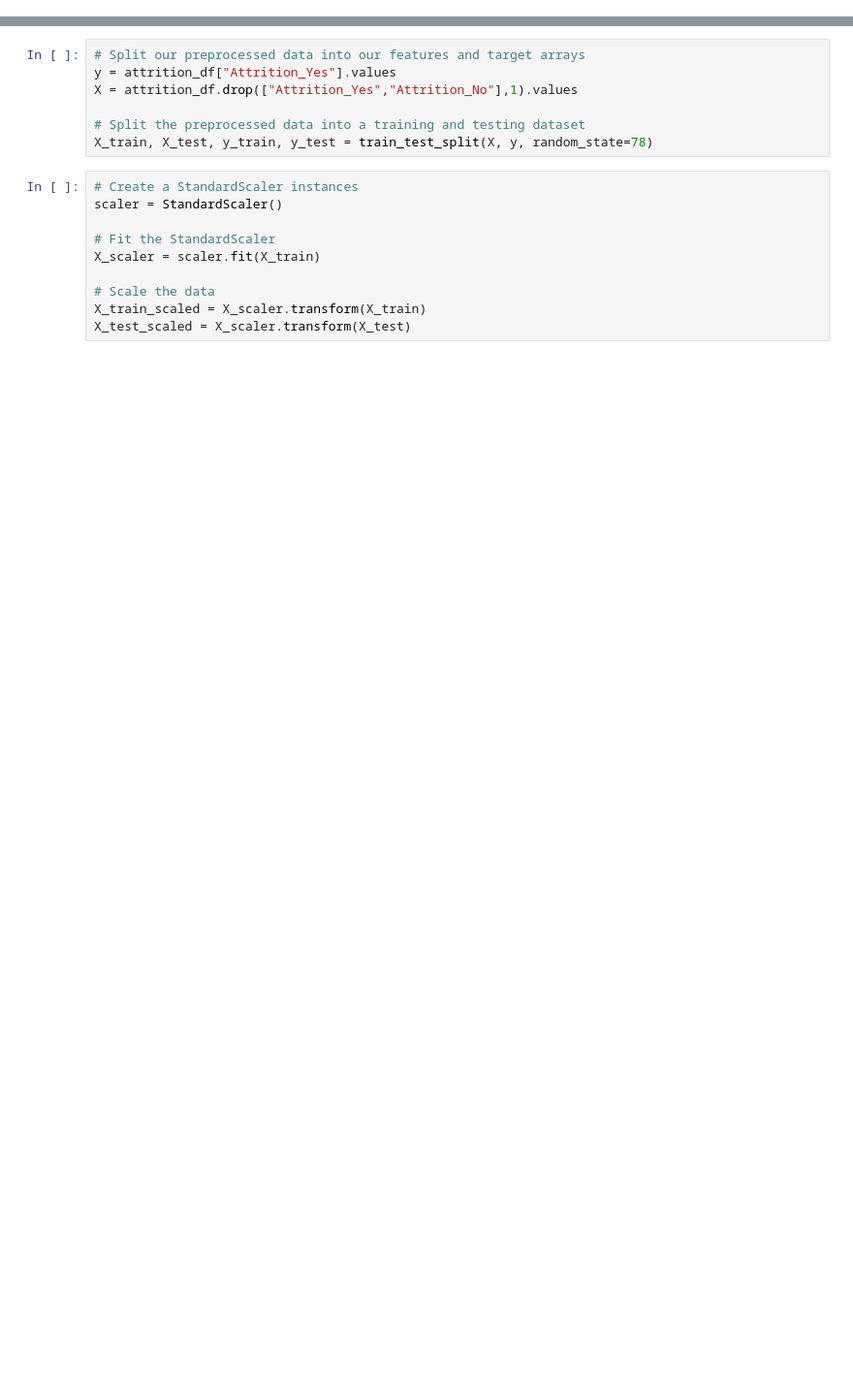
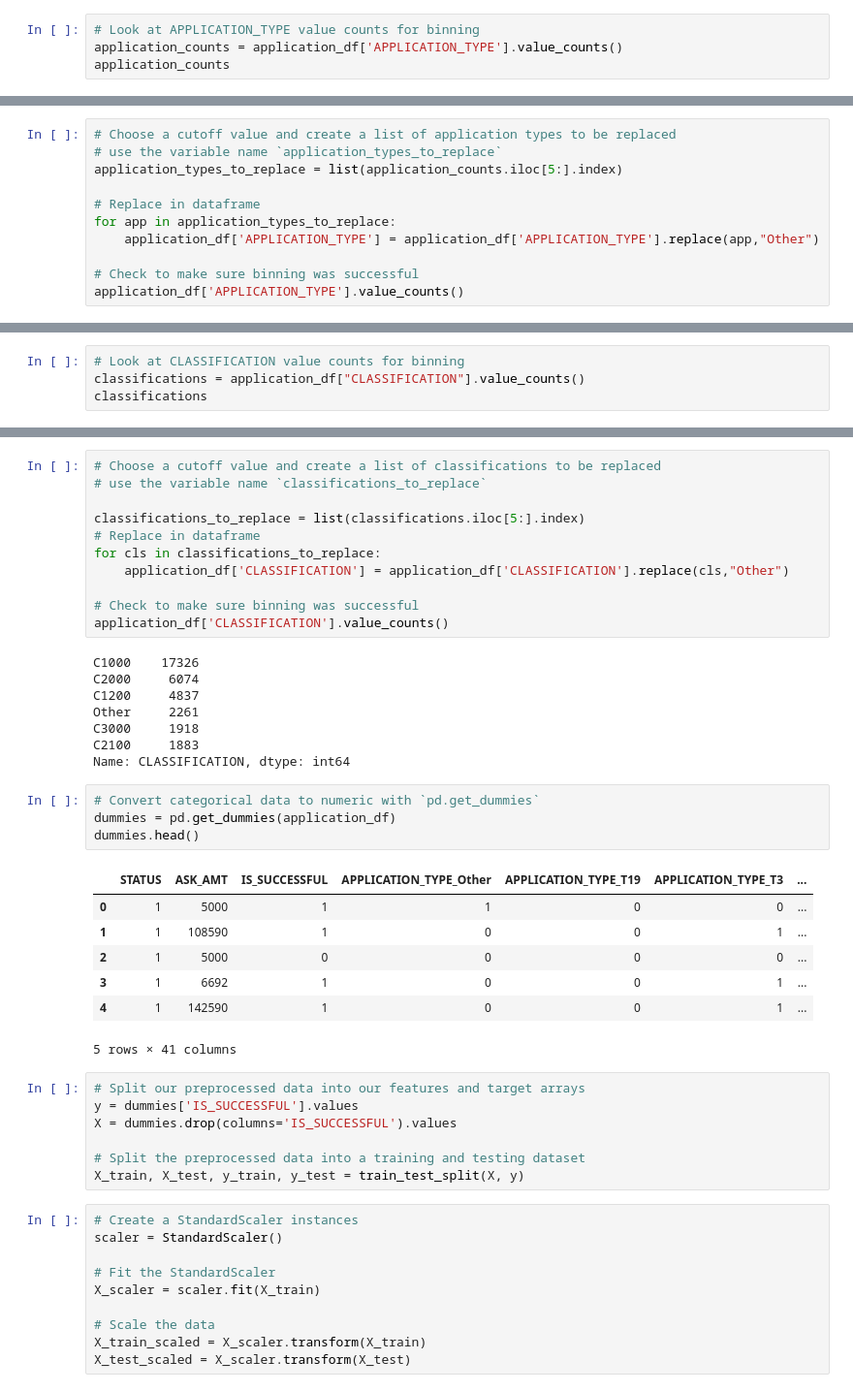
Before and after one commit to dilqvl62/deep-learning-challenge, a Jupyter notebook: alphabet_soup_charity.ipynb, the cells around one changed output, grey strips where cells are left out. Shown: that part at 97% size. Drawn from its saved outputs; the diff is of its cells as text; blank space fills up the shorter version.

```diff
--- a/alphabet_soup_charity.ipynb
+++ b/alphabet_soup_charity.ipynb
@@ -74,0 +56,4 @@ attrition_df.head()
+# %%
+# Look at APPLICATION_TYPE value counts for binning
+application_counts = application_df['APPLICATION_TYPE'].value_counts()
+application_counts
@@ -74,0 +79,11 @@ attrition_df.head()
+# %%
+# Choose a cutoff value and create a list of application types to be replaced
+# use the variable name `application_types_to_replace`
+application_types_to_replace = list(application_counts.iloc[5:].index)
+
+# Replace in dataframe
+for app in application_types_to_replace:
+    application_df['APPLICATION_TYPE'] = application_df['APPLICATION_TYPE'].replace(app,"Other")
+
+# Check to make sure binning was successful
+application_df['APPLICATION_TYPE'].value_counts()
@@ -74,0 +98,4 @@ attrition_df.head()
+# %%
+# Look at CLASSIFICATION value counts for binning
+classifications = application_df["CLASSIFICATION"].value_counts()
+classifications
@@ -75,10 +137,41 @@ attrition_df.head()
+# %%
+# Choose a cutoff value and create a list of classifications to be replaced
+# use the variable name `classifications_to_replace`
+
+classifications_to_replace = list(classifications.iloc[5:].index)
+# Replace in dataframe
+for cls in classifications_to_replace:
+    application_df['CLASSIFICATION'] = application_df['CLASSIFICATION'].replace(cls,"Other")
+
+# Check to make sure binning was successful
+application_df['CLASSIFICATION'].value_counts()
+# %% [output]
+C1000    17326
+C2000     6074
+C1200     4837
+Other     2261
+C3000     1918
+C2100     1883
+Name: CLASSIFICATION, dtype: int64
+# %%
+# Convert categorical data to numeric with `pd.get_dummies`
+dummies = pd.get_dummies(application_df)
+dummies.head()
+# %% [output]
+|  | STATUS | ASK_AMT | IS_SUCCESSFUL | APPLICATION_TYPE_Other | APPLICATION_TYPE_T19 | APPLICATION_TYPE_T3 | ... |
+| 0 | 1 | 5000 | 1 | 1 | 0 | 0 | ... |
+| 1 | 1 | 108590 | 1 | 0 | 0 | 1 | ... |
+| 2 | 1 | 5000 | 0 | 0 | 0 | 0 | ... |
+| 3 | 1 | 6692 | 1 | 0 | 0 | 1 | ... |
+| 4 | 1 | 142590 | 1 | 0 | 0 | 1 | ... |
+5 rows × 41 columns
 # %%
 # Split our preprocessed data into our features and target arrays
-y = attrition_df["Attrition_Yes"].values
-X = attrition_df.drop(["Attrition_Yes","Attrition_No"],1).values
+y = dummies['IS_SUCCESSFUL'].values
+X = dummies.drop(columns='IS_SUCCESSFUL').values
 
 # Split the preprocessed data into a training and testing dataset
-X_train, X_test, y_train, y_test = train_test_split(X, y, random_state=78)
+X_train, X_test, y_train, y_test = train_test_split(X, y)
 # %%
 # Create a StandardScaler instances
 scaler = StandardScaler()
```
Also changed, not shown: parts of 17 cells of this notebook.
